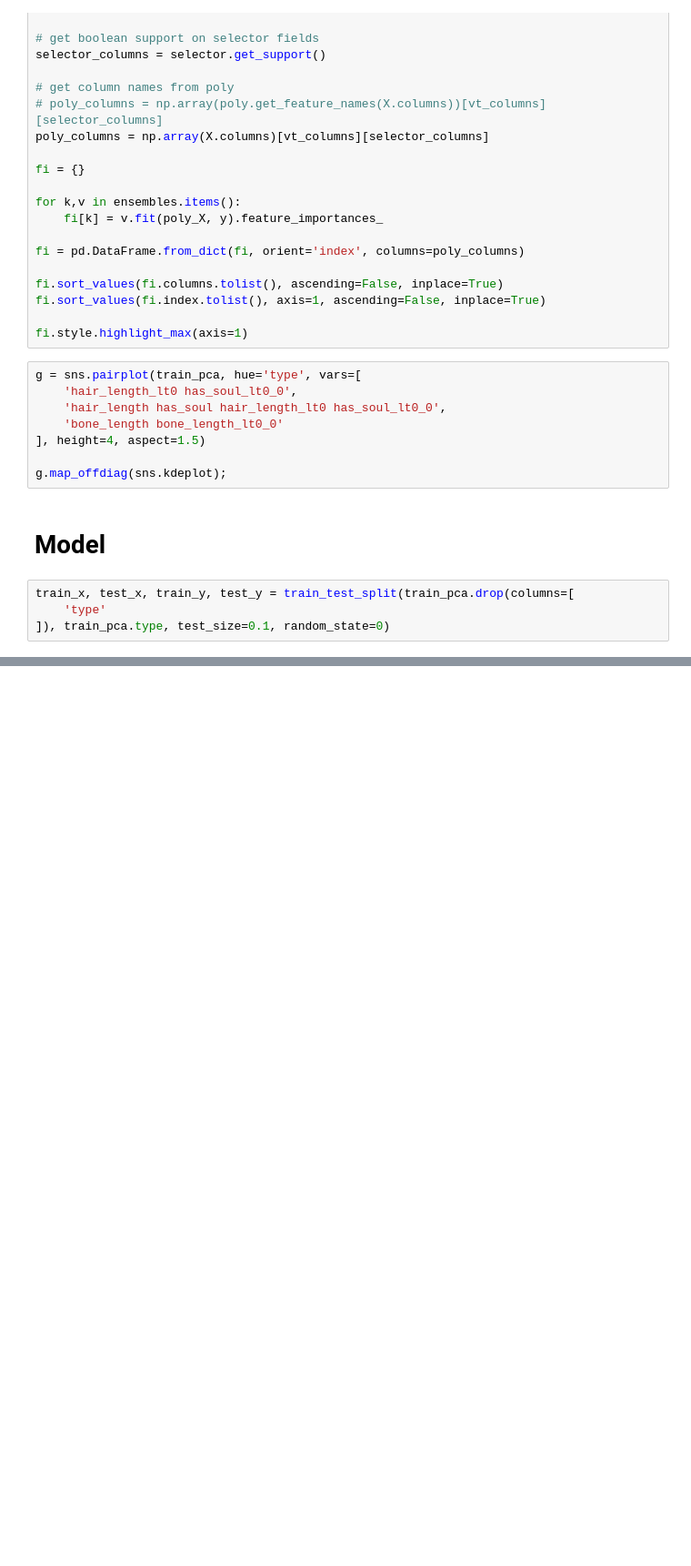
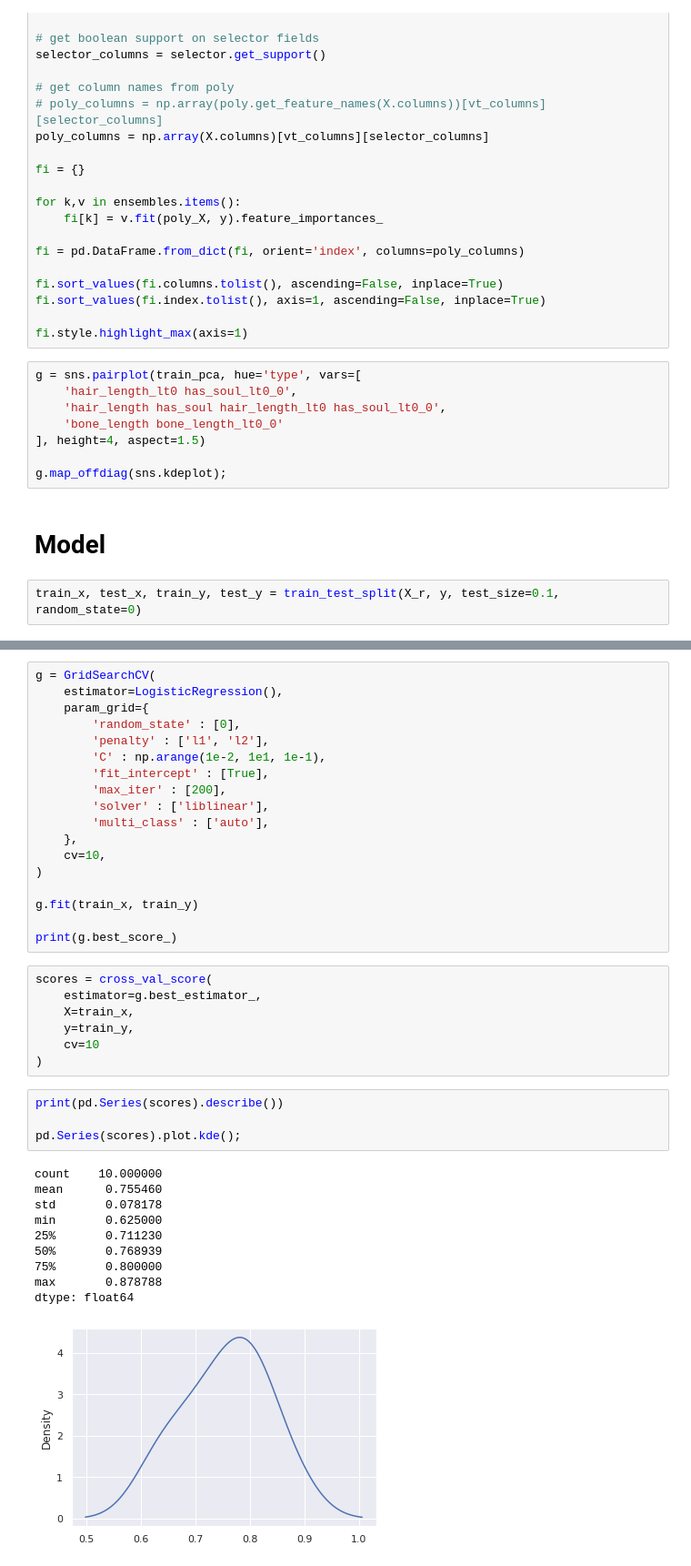
Before and after one commit to it176131/Ghouls-Goblins-and-Ghosts...-Boo-, a Jupyter notebook: Ghouls, Goblins, and Ghosts... Boo!.ipynb, the cells around one changed output, grey strips where cells are left out. Shown at 91% size. Saved outputs shown, nothing was run; the diff lists cells and outputs as text; blank space fills up the shorter version.

Commit message:
GridSearch LogisticRegression. Try others too.

```diff
--- a/Ghouls, Goblins, and Ghosts... Boo!.ipynb
+++ b/Ghouls, Goblins, and Ghosts... Boo!.ipynb
@@ -654,9 +889,7 @@ g.map_offdiag(sns.kdeplot);
 # %% [markdown]
 # Model
 # %%
-train_x, test_x, train_y, test_y = train_test_split(train_pca.drop(columns=[
-    'type'
-]), train_pca.type, test_size=0.1, random_state=0)
+train_x, test_x, train_y, test_y = train_test_split(X_r, y, test_size=0.1, random_state=0)
 # %%
 results = {}
 
@@ -678,0 +942,40 @@ pd.DataFrame.from_dict(results, orient='columns').describe()
+# %%
+g = GridSearchCV(
+    estimator=LogisticRegression(),
+    param_grid={
+        'random_state' : [0],
+        'penalty' : ['l1', 'l2'],
+        'C' : np.arange(1e-2, 1e1, 1e-1),
+        'fit_intercept' : [True],
+        'max_iter' : [200],
+        'solver' : ['liblinear'],
+        'multi_class' : ['auto'],
+    },
+    cv=10,
+)
+
+g.fit(train_x, train_y)
+
+print(g.best_score_)
+# %%
+scores = cross_val_score(
+    estimator=g.best_estimator_,
+    X=train_x,
+    y=train_y,
+    cv=10
+)
+# %%
+print(pd.Series(scores).describe())
+
+pd.Series(scores).plot.kde();
+# %% [output]
+count    10.000000
+mean      0.755460
+std       0.078178
+min       0.625000
+25%       0.711230
+50%       0.768939
+75%       0.800000
+max       0.878788
+dtype: float64
+[figure, added]
```
Also changed, not shown: parts of 41 cells of this notebook.
